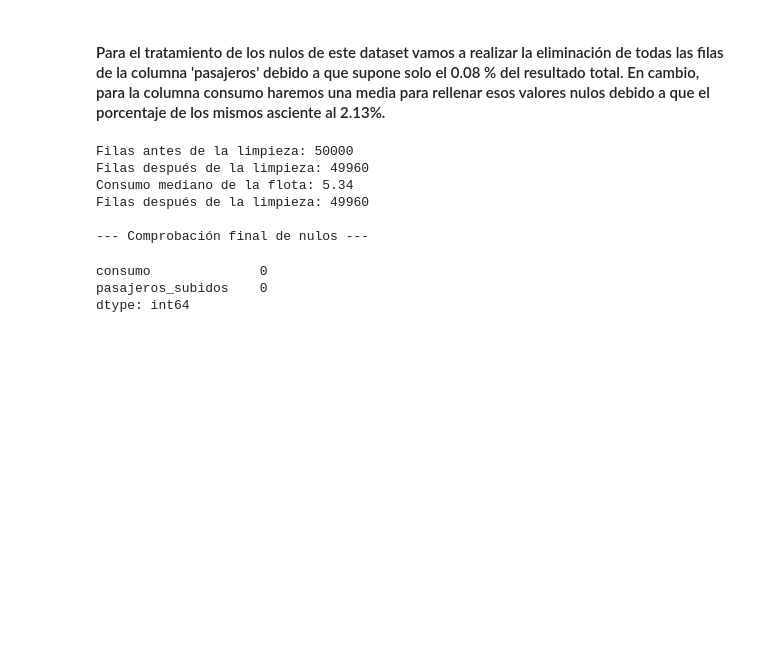
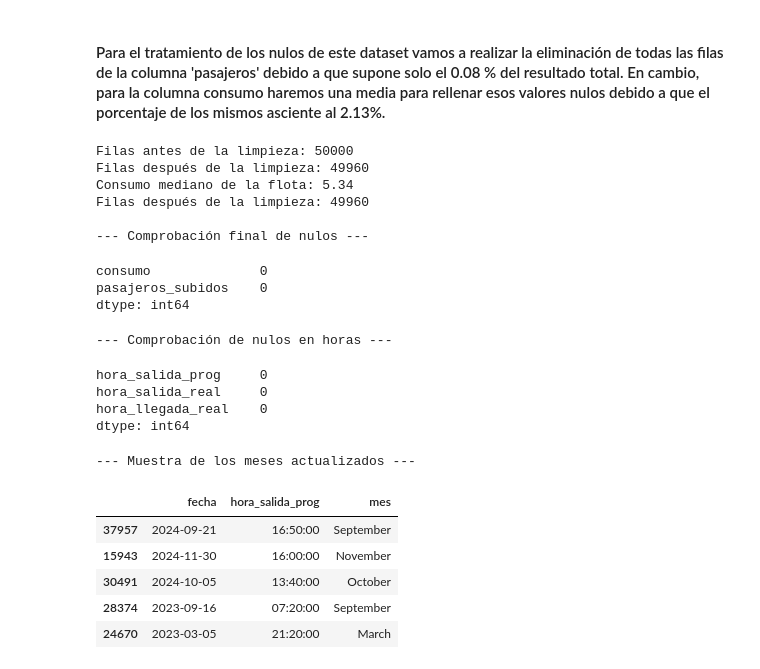
Before and after one commit to databaandsc/MetroBus_Analytics, a Jupyter notebook: 01_eda.ipynb, the cells around one changed output. Cells and saved outputs as stored; diff of their text form; code cells hidden in the pictures; blank space fills up the shorter version.

```diff
--- a/01_eda.ipynb
+++ b/01_eda.ipynb
@@ -224,0 +221,57 @@ display(df_viajes.head()
+# %%
+# --- 1. TRATAMIENTO DE FECHAS Y HORAS ---
+
+# 1.1. La columna 'fecha' la dejamos estricta porque sabemos que es Año-Mes-Día
+df_viajes['fecha'] = pd.to_datetime(df_viajes['fecha'], format='%Y-%m-%d', errors='coerce')
+
+# 1.2. Agrupamos solo las columnas con horas y les aplicamos el formato mixto
+columnas_horas = [
+    'hora_salida_prog',
+    'hora_salida_real',
+    'hora_llegada_real'
+]
+
+for col in columnas_horas:
+    df_viajes[col] = pd.to_datetime(df_viajes[col], format='mixed', errors='coerce').dt.time
+
+
+# --- 2. TRATAMIENTO DE MESES ---
+
+traductor_meses = {
+    1: 'January',
+    2: 'February',
+    3: 'March',
+    4: 'April',
+    5: 'May',
+    6: 'June',
+    7: 'July',
+    8: 'August',
+    9: 'September',
+    10: 'October',
+    11: 'November',
+    12: 'December'
+}
+
+df_viajes['mes'] = df_viajes['mes'].map(traductor_meses)
+
+
+# --- 3. COMPROBACIÓN FINAL ---
+
+print("--- Comprobación de nulos en horas ---")
+display(df_viajes[['hora_salida_prog', 'hora_salida_real', 'hora_llegada_real']].isnull().sum())
+
+print("\n--- Muestra de los meses actualizados ---")
+display(df_viajes[['fecha', 'hora_salida_prog', 'mes']].sample(5))
+# %% [output]
+--- Comprobación de nulos en horas ---
+hora_salida_prog     0
+hora_salida_real     0
+hora_llegada_real    0
+dtype: int64
+--- Muestra de los meses actualizados ---
+|  | fecha | hora_salida_prog | mes |
+| 37957 | 2024-09-21 | 16:50:00 | September |
+| 15943 | 2024-11-30 | 16:00:00 | November |
+| 30491 | 2024-10-05 | 13:40:00 | October |
+| 28374 | 2023-09-16 | 07:20:00 | September |
+| 24670 | 2023-03-05 | 21:20:00 | March |
```
Also changed, not shown: parts of 7 cells of this notebook.
